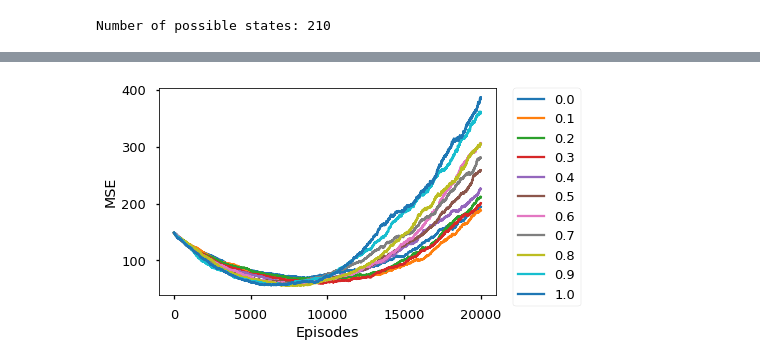
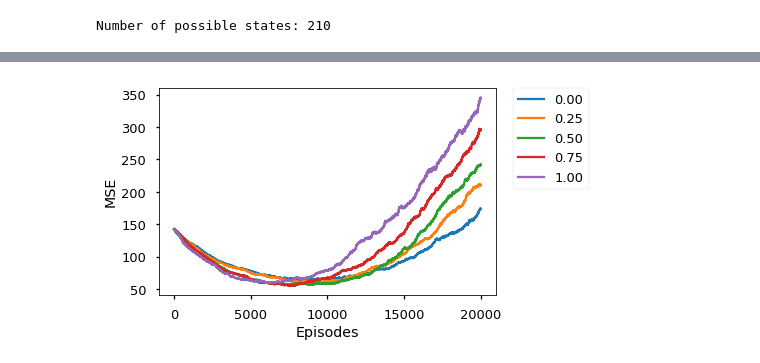
Before and after one commit to wangz10/Reinformcement-Learning, a Jupyter notebook: Easy21.ipynb, the cells around one changed output, grey strips where cells are left out. Saved outputs shown, nothing was run; the diff lists cells and outputs as text; code cells hidden in the pictures.

Commit message:
Clean-up for SARSA(lambda) codes

```diff
--- a/Easy21.ipynb
+++ b/Easy21.ipynb
@@ -239,41 +251,0 @@ plot_value_function(V, title='Value function after MC sampling %d episodes' % n_
-# %%
-Q = defaultdict(lambda: np.zeros(2, dtype=np.float))
-N_0 = 100
-# state counter N(s)
-N_s = Counter()
-# state-action pair counter N(s, a)
-N_s_a = Counter()
-
-# Increase the number of episodes sampled by Monte-Carlo
-n_episodes = 100000
-for i in range(n_episodes):
-    s0 = init_game()
-    t = 0
-    is_terminated = False
-    episode = [] # to store (state, action, reward)
-    while not is_terminated:
-        epsilon = N_0 / (N_0 + N_s[s0])
-        A_probas = epsilon_greedy_policy(s0, epsilon, Q)
-        a0 = np.random.choice([0, 1], p=A_probas)
-        s1, r, is_terminated = step(s0, a0)
-        episode.append((s0, a0, r))
-        t += 1
-        s0 = s1
-
-    if i % 10000 == 0:
-        print 'episode %d, reward %d' % (i, r)
-    # update counters after each episode
-    N_s.update([s for s, _, _ in episode])
-    N_s_a.update([(s,a) for s, a, _ in episode])
-    # find all (state, action) pairs we've visited in this episode
-    sa_pairs = set([(s,a) for s, a, _ in episode])
-
-    for s, a in sa_pairs:
-        # find the first occurance of the (state, action) pair in the episode
-        first_occurence_idx = next(i for i, x in enumerate(episode)
-                                   if x[0] == s and x[1] == a)
-        # rewards since the first occurance
-        G = sum([r for _, _, r in episode[first_occurence_idx:]])
-        # update Q
-        alpha = 1 / N_s_a[(s, a)]
-        Q[s][a] += alpha * (G - Q[s][a])
@@ -325,7 +276,7 @@ for each episode:
 # cache the Q* from Monte-Carlo
 Q_star = Q
 del Q
-lambdas = np.arange(11)/10
+lambdas = np.linspace(0, 1, 5)
 all_states = Q_star.keys()
 all_actions = [0,1]
 print 'Number of possible states:', len(all_states)
@@ -410,16 +361,16 @@ sns.set_context('talk')
 # %%
 # Plot learning curves across lambdas
 fig, ax = plt.subplots()
 for lbda, mses in zip(lambdas, MSEs):
-    ax.plot(np.arange(len(mses)), mses, label='%.1f'%lbda)
+    ax.plot(np.arange(len(mses)), mses, label='%.2f'%lbda)
 
 ax.set_xlabel('Episodes')
 ax.set_ylabel('MSE')
 plt.legend(bbox_to_anchor=(1.05, 1), loc=2, borderaxespad=0.)
 fig.tight_layout()
 plt.show();
 # %% [output]
-[figure, old version]
+[figure, new version]
 # %%
 fig, ax = plt.subplots()
 for lbda, mses in zip(lambdas, MSEs[:, :10000]):
```
Also changed, not shown: parts of 11 cells of this notebook.
